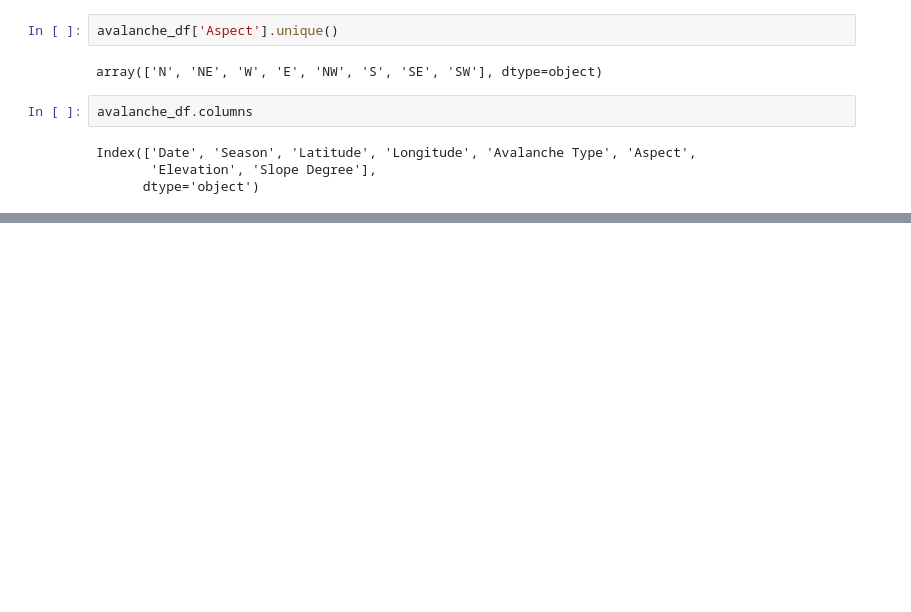
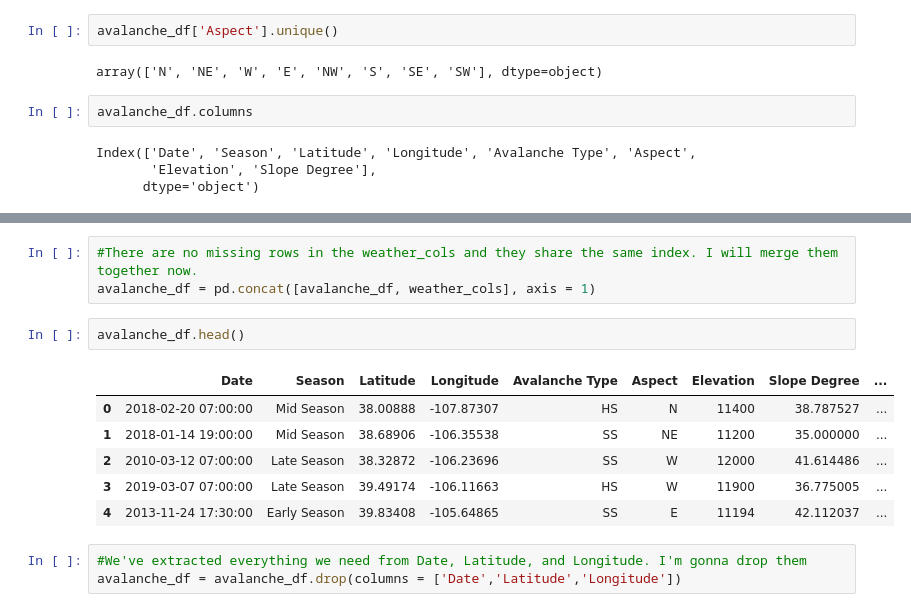
Before and after one commit to GrantSchumacher/avalanche-ml-project, a Jupyter notebook: notebooks/avalanche_ml.ipynb, the cells around one changed output, grey strips where cells are left out. Saved outputs shown, nothing was run; the diff lists cells and outputs as text; blank space fills up the shorter version.

```diff
--- a/notebooks/avalanche_ml.ipynb
+++ b/notebooks/avalanche_ml.ipynb
@@ -495,0 +667,15 @@ Index(['Date', 'Season', 'Latitude', 'Longitude', 'Avalanche Type', 'Aspect',
+# %%
+#There are no missing rows in the weather_cols and they share the same index. I will merge them together now.
+avalanche_df = pd.concat([avalanche_df, weather_cols], axis = 1)
+# %%
+avalanche_df.head()
+# %% [output]
+|  | Date | Season | Latitude | Longitude | Avalanche Type | Aspect | Elevation | Slope Degree | ... |
+| 0 | 2018-02-20 07:00:00 | Mid Season | 38.00888 | -107.87307 | HS | N | 11400 | 38.787527 | ... |
+| 1 | 2018-01-14 19:00:00 | Mid Season | 38.68906 | -106.35538 | SS | NE | 11200 | 35.000000 | ... |
+| 2 | 2010-03-12 07:00:00 | Late Season | 38.32872 | -106.23696 | SS | W | 12000 | 41.614486 | ... |
+| 3 | 2019-03-07 07:00:00 | Late Season | 39.49174 | -106.11663 | HS | W | 11900 | 36.775005 | ... |
+| 4 | 2013-11-24 17:30:00 | Early Season | 39.83408 | -105.64865 | SS | E | 11194 | 42.112037 | ... |
+# %%
+#We've extracted everything we need from Date, Latitude, and Longitude. I'm gonna drop them
+avalanche_df = avalanche_df.drop(columns = ['Date','Latitude','Longitude'])
```
Also changed, not shown: parts of 17 cells of this notebook.
